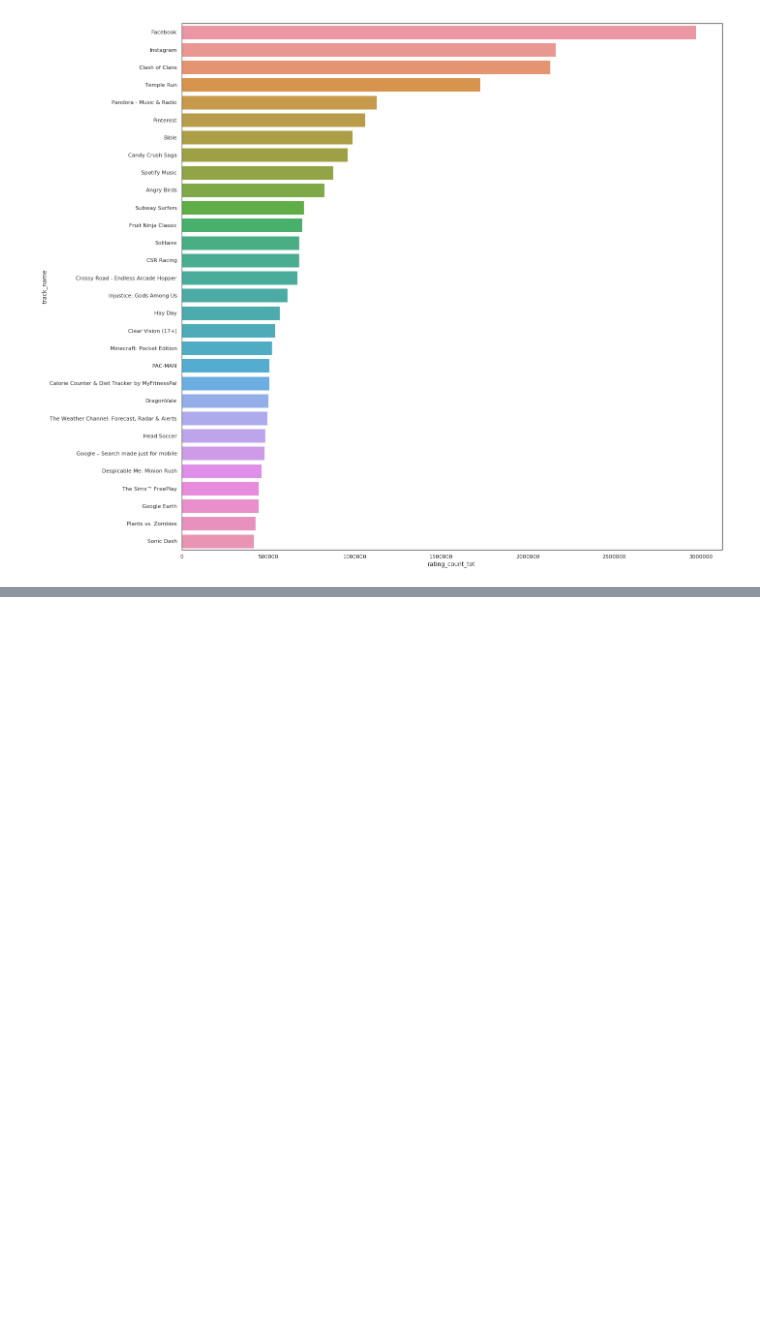
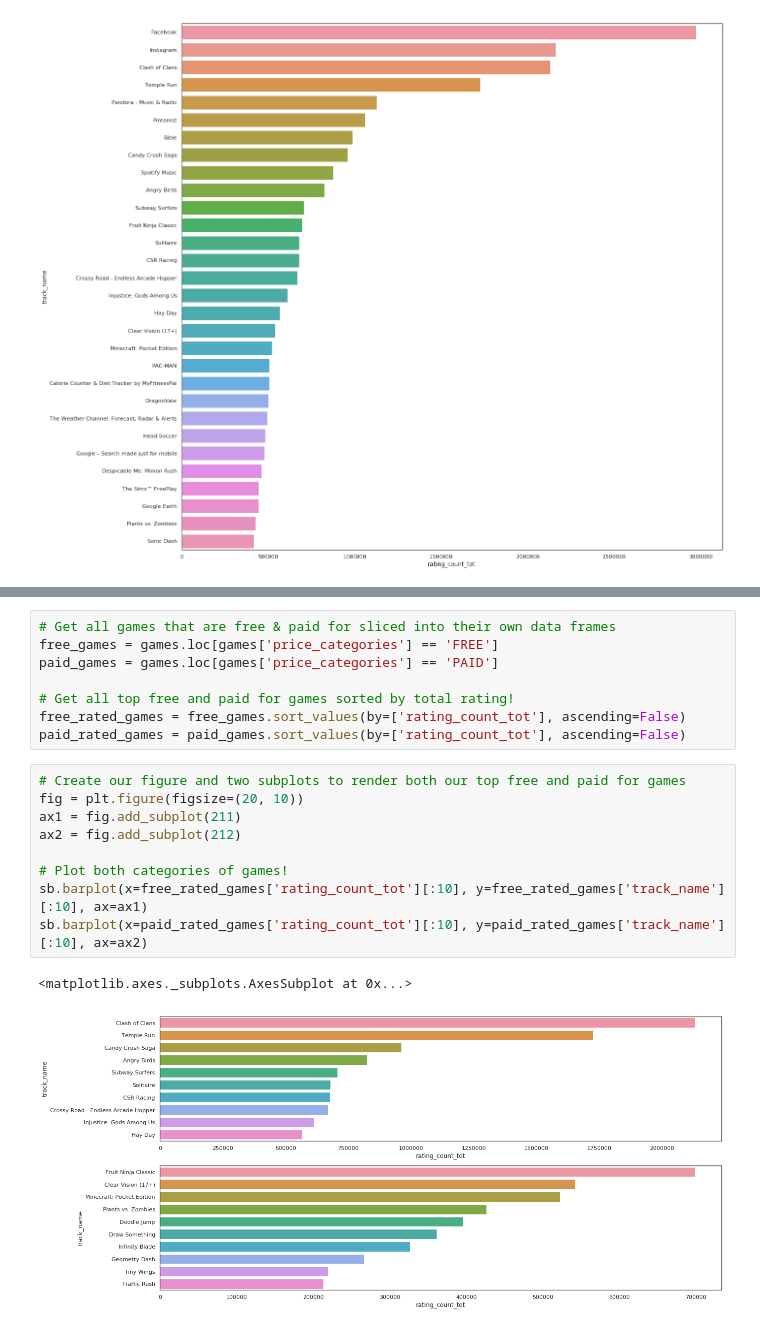
Before and after one commit to C3NZ/AppleStoreAnalysis, a Jupyter notebook: Applestore.ipynb, the cells around one changed output, grey strips where cells are left out. Drawn from its saved outputs; the diff is of its cells as text; blank space fills up the shorter version.

```diff
--- a/Applestore.ipynb
+++ b/Applestore.ipynb
@@ -267,0 +301,20 @@ sb.barplot(x=ratings['rating_count_tot'][:30], y=ratings['track_name'][:30])
+# %%
+# Get all games that are free & paid for sliced into their own data frames
+free_games = games.loc[games['price_categories'] == 'FREE']
+paid_games = games.loc[games['price_categories'] == 'PAID']
+
+# Get all top free and paid for games sorted by total rating!
+free_rated_games = free_games.sort_values(by=['rating_count_tot'], ascending=False)
+paid_rated_games = paid_games.sort_values(by=['rating_count_tot'], ascending=False)
+# %%
+# Create our figure and two subplots to render both our top free and paid for games
+fig = plt.figure(figsize=(20, 10))
+ax1 = fig.add_subplot(211)
+ax2 = fig.add_subplot(212)
+
+# Plot both categories of games!
+sb.barplot(x=free_rated_games['rating_count_tot'][:10], y=free_rated_games['track_name'][:10], ax=ax1)
+sb.barplot(x=paid_rated_games['rating_count_tot'][:10], y=paid_rated_games['track_name'][:10], ax=ax2)
+# %% [output]
+<matplotlib.axes._subplots.AxesSubplot at 0x...>
+[figure, added]
```
Also changed, not shown: parts of 7 cells of this notebook.
